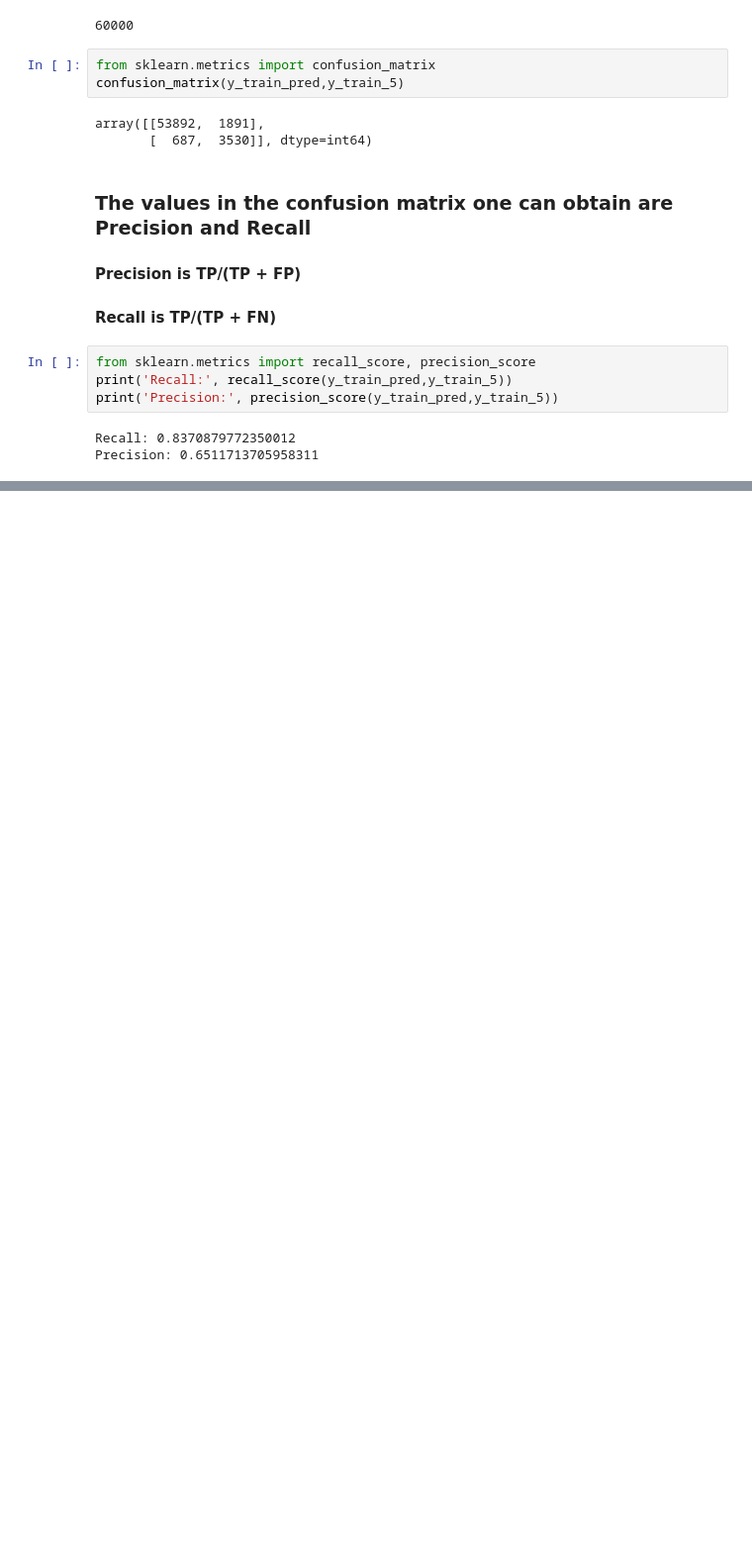
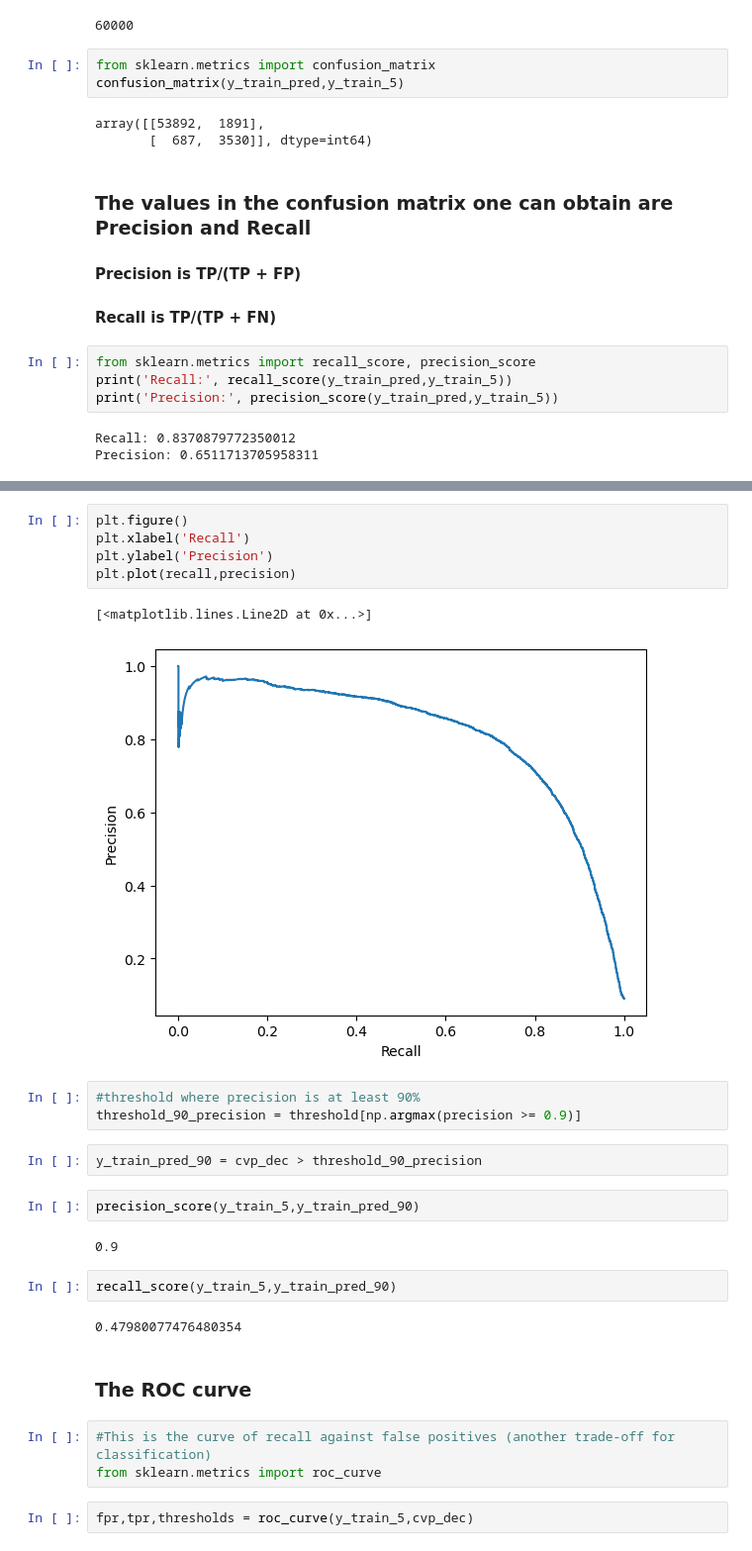
Before and after one commit to danigallart/Classification_practice, a Jupyter notebook: Classification.ipynb, the cells around one changed output, grey strips where cells are left out. Shown: that part at 99% size. Cells and saved outputs as stored; diff of their text form; blank space fills up the shorter version.

```diff
--- a/Classification.ipynb
+++ b/Classification.ipynb
@@ -145,0 +180,28 @@ f1_score(y_train_pred,y_train_5)
+# %%
+plt.figure()
+plt.xlabel('Recall')
+plt.ylabel('Precision')
+plt.plot(recall,precision)
+# %% [output]
+[<matplotlib.lines.Line2D at 0x...>]
+[figure, added]
+# %%
+#threshold where precision is at least 90%
+threshold_90_precision = threshold[np.argmax(precision >= 0.9)]
+# %%
+y_train_pred_90 = cvp_dec > threshold_90_precision
+# %%
+precision_score(y_train_5,y_train_pred_90)
+# %% [output]
+0.9
+# %%
+recall_score(y_train_5,y_train_pred_90)
+# %% [output]
+0.47980077476480354
+# %% [markdown]
+### The ROC curve
+# %%
+#This is the curve of recall against false positives (another trade-off for classification)
+from sklearn.metrics import roc_curve
+# %%
+fpr,tpr,thresholds = roc_curve(y_train_5,cvp_dec)
```
Also changed, not shown: parts of 19 cells of this notebook.
